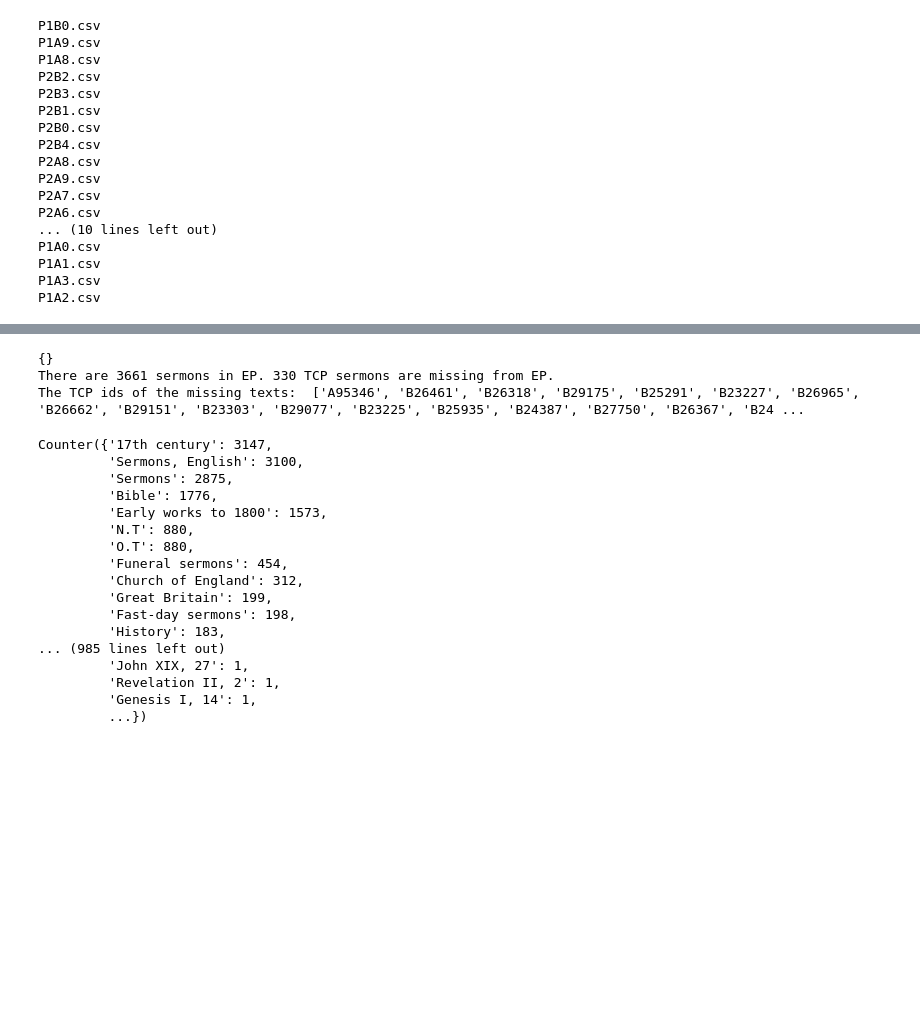
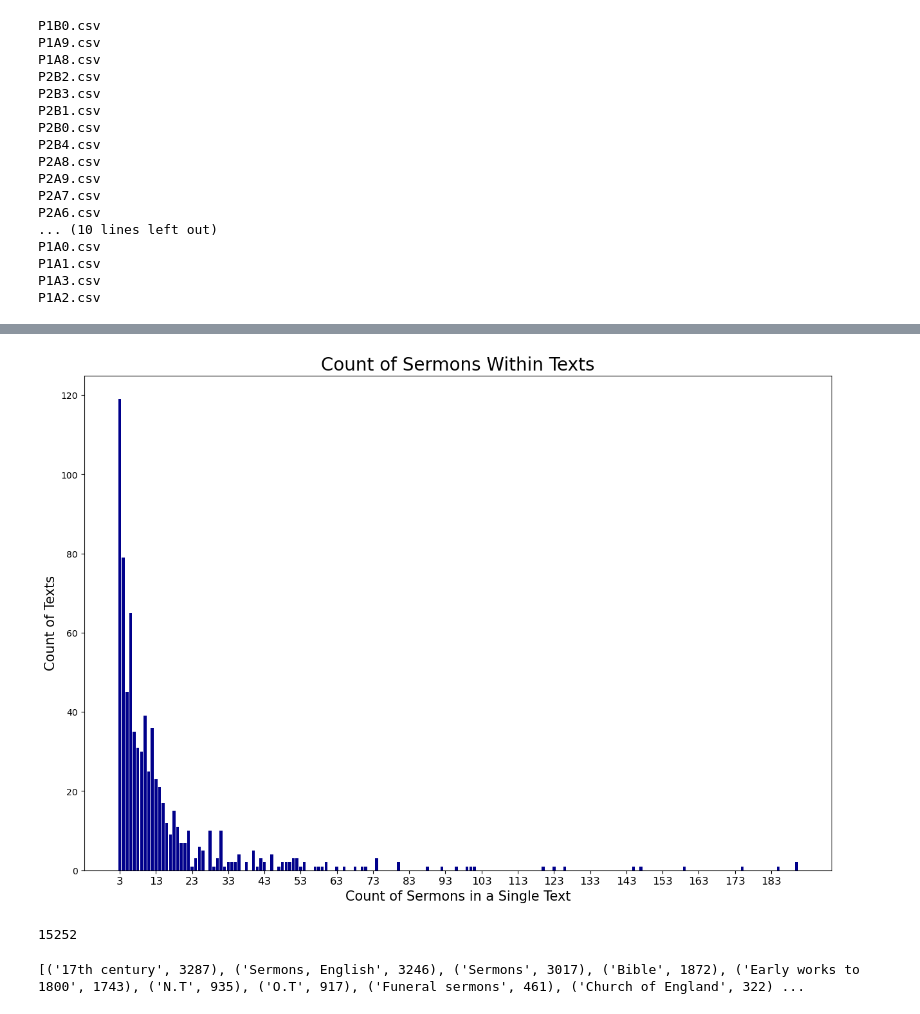
Before and after one commit to amycweng/Early-Modern-Sermons, a Jupyter notebook: notebooks/get_sermons.ipynb, the cells around one changed output, grey strips where cells are left out. Cells and saved outputs as stored; diff of their text form; code cells hidden in the pictures; blank space fills up the shorter version.

Commit message:
properly extracted and adorned all sermons.

```diff
--- a/notebooks/get_sermons.ipynb
+++ b/notebooks/get_sermons.ipynb
@@ -20,7 +29,7 @@ def is_sermon(filepath):
         return True
     return False
 # %%
-metadataFolder = '/Users/amycweng/Digital Humanities/ECBC-Data-2022/TCP metadata'
+metadataFolder = '/Users/amycweng/DH/ECBC-Data-2022/TCP metadata'
 sermons = []
 for csvFile in os.listdir(metadataFolder):
     data = pd.read_csv(os.path.join(metadataFolder,csvFile))
@@ -77,4 +86,4 @@ sermons = sermons_metadata["id"]
 # %%
 for s in sermons:
     path = findTextTCP(s)
-    shutil.copy(path,'/Users/amycweng/Digital Humanities/sermonsTCP')
+    shutil.copy(path,'/Users/amycweng/DH/sermonsTCP')
@@ -111,8 +89,0 @@ for s in sermons:
-# %%
-print(underscores)
-print(f"There are {len(sermons)-len(missing)} sermons in EP. {len(missing)} TCP sermons are missing from EP.")
-print("The TCP ids of the missing texts: ", missing)
-# %% [output]
-{}
-There are 3661 sermons in EP. 330 TCP sermons are missing from EP.
-The TCP ids of the missing texts:  ['A95346', 'B26461', 'B26318', 'B29175', 'B25291', 'B23227', 'B26965', 'B26662', 'B29151', 'B23303', 'B29077', 'B23225', 'B25935', 'B24387', 'B27750', 'B26367', 'B24 ...
@@ -118,0 +136,6 @@ The TCP ids of the missing texts:  ['A95346', 'B26461', 'B26318', 'B29175', 'B25
+# %%
+sermon_counts = {} # tcpID to a count of its sections labeled as sermons
+for tcpID in sermons:
+    path = findTextTCP(tcpID)
+    sermon_counts[tcpID] = extract(tcpID, path)
+    if len(sermon_counts) % 1000 == 0: print(f"Processed {len(sermon_counts)}")
@@ -119,25 +145,35 @@ The TCP ids of the missing texts:  ['A95346', 'B26461', 'B26318', 'B29175', 'B25
+# %%
+import matplotlib.pyplot as plt
+import numpy as np
+def visualize(x,y,title,xlabel,ylabel,color):
+    plt.figure(figsize = (15, 10))
+    plt.bar(x,y,color=color)
+    plt.title(title, fontsize=20)
+    plt.xlabel(xlabel, fontsize=15)
+    plt.xticks(np.arange(min(x), max(x)+1, 10.0), fontsize=12)
+    plt.ylabel(ylabel, fontsize=15)
+    plt.yticks(fontsize=10)
+    plt.show()
+# %%
+counts = {}
+for s, count in sermon_counts.items():
+    # if count < 3: continue
+    if count not in counts: counts[count] = 0
+    counts[count] += 1
+sorted_counts = {k:v for k,v in sorted(counts.items(),key=lambda k:k[1],reverse=True) if k > 2}
+visualize(sorted_counts.keys(), sorted_counts.values(), 'Count of Sermons Within Texts','Count of Sermons in a Single Text','Count of Texts','darkblue')
+# %% [output]
+[figure, added]
+# %%
+print(sum(sermon_counts.values()))
+# %% [output]
+15252
 # %%
 subjects = sermons_metadata["subject_headings"]
 all_subjects = []
 for s in subjects:
     all_subjects.extend([_.strip('.') for _ in s.split("; ")])
 from collections import Counter
-Counter(all_subjects)
+print(Counter(all_subjects).most_common(n=20))
 # %% [output]
-Counter({'17th century': 3147,
-         'Sermons, English': 3100,
-         'Sermons': 2875,
-         'Bible': 1776,
-         'Early works to 1800': 1573,
-         'N.T': 880,
-         'O.T': 880,
-         'Funeral sermons': 454,
-         'Church of England': 312,
-         'Great Britain': 199,
-         'Fast-day sermons': 198,
-         'History': 183,
-... (985 lines left out)
-         'John XIX, 27': 1,
-         'Revelation II, 2': 1,
-         'Genesis I, 14': 1,
-         ...})
+[('17th century', 3287), ('Sermons, English', 3246), ('Sermons', 3017), ('Bible', 1872), ('Early works to 1800', 1743), ('N.T', 935), ('O.T', 917), ('Funeral sermons', 461), ('Church of England', 322) ...
```
Also changed, not shown: parts of 10 cells of this notebook, 11 other files.
